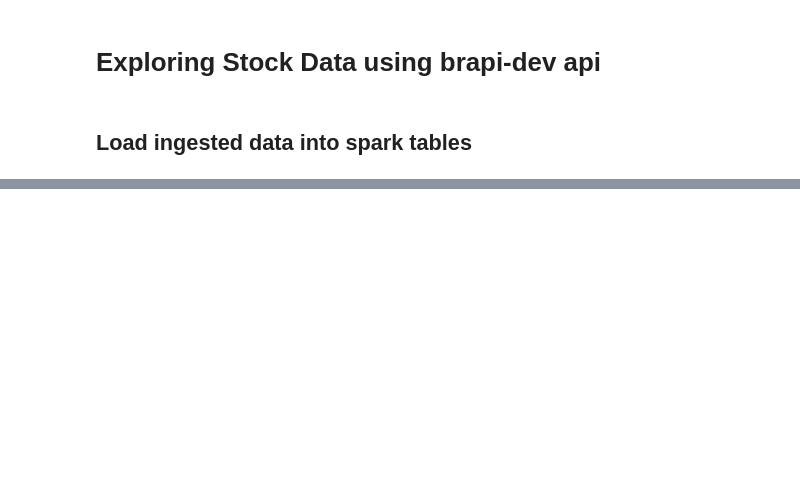
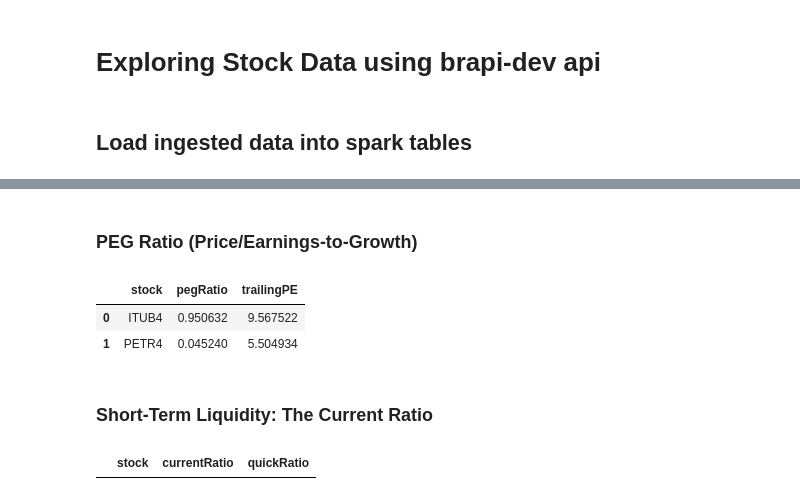
Before and after one commit to Henmachado/brapi_stocks, a Jupyter notebook: data_lake.ipynb, the cells around one changed output, grey strips where cells are left out. Saved outputs shown, nothing was run; the diff lists cells and outputs as text; code cells hidden in the pictures; blank space fills up the shorter version.

```diff
--- a/data_lake.ipynb
+++ b/data_lake.ipynb
@@ -17,0 +144,31 @@ To adjust logging level use sc.setLogLevel(newLevel). For SparkR, use setLogLeve
+# %% [markdown]
+### PEG Ratio (Price/Earnings-to-Growth)
+# %%
+growth_valuation_df = (
+    spark.table("defaultkeystatisticshistoryquarterly")
+    .withColumn("rank", F.row_number().over(latest_window))
+    .filter(F.col("rank") == 1)
+    # Look for companies whose stock price isn't outrunning their earnings speed
+    .filter((F.col("pegRatio") > 0) & (F.col("pegRatio") <= 1.0))
+    .select("stock", "pegRatio", "trailingPE")
+)
+
+growth_valuation_df.toPandas().head()
+# %% [output]
+|  | stock | pegRatio | trailingPE |
+| 0 | ITUB4 | 0.950632 | 9.567522 |
+| 1 | PETR4 | 0.045240 | 5.504934 |
+# %% [markdown]
+### Short-Term Liquidity: The Current Ratio
+# %%
+liquidity_df = (
+    spark.table("financialdatahistoryquarterly")
+    .withColumn("rank", F.row_number().over(latest_window))
+    .filter(F.col("rank") == 1)
+    .filter(F.col("currentRatio") >= 1.5)
+    .select("stock", "currentRatio", "quickRatio")
+)
+
+liquidity_df.toPandas().head()
+# %% [output]
+|  | stock | currentRatio | quickRatio |
```
Also changed, not shown: parts of 18 cells of this notebook.
